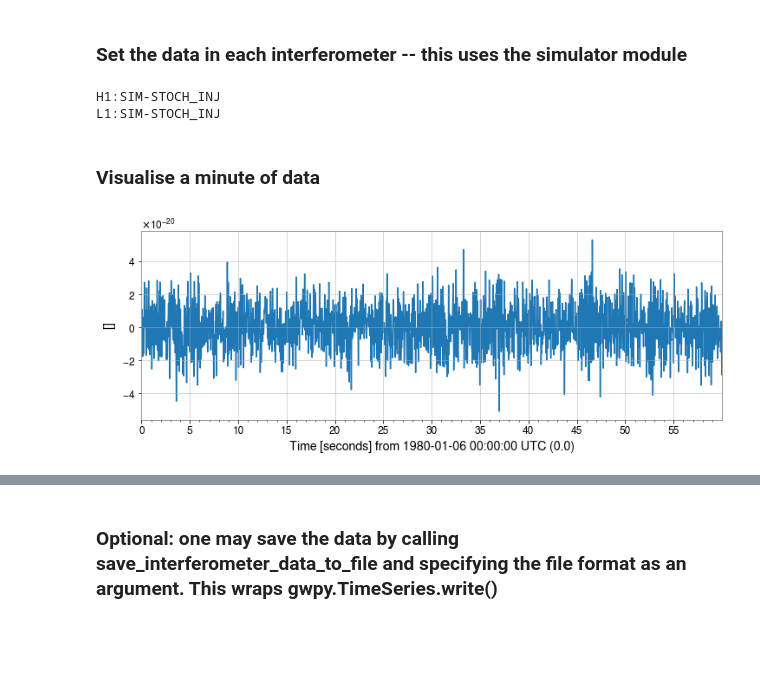
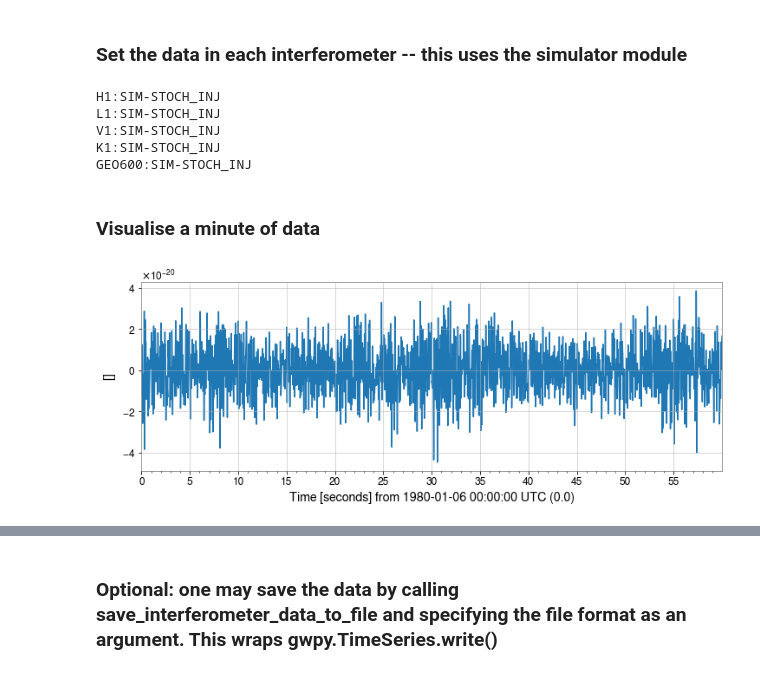
Before and after one commit to a-renzini/pygwb, a Jupyter notebook: tutorials/generate_stochastic_background_in_network.ipynb, the cells around one changed output, grey strips where cells are left out. Drawn from its saved outputs; the diff is of its cells as text; code cells hidden in the pictures; blank space fills up the shorter version.

```diff
--- a/tutorials/generate_stochastic_background_in_network.ipynb
+++ b/tutorials/generate_stochastic_background_in_network.ipynb
@@ -69,8 +69,11 @@ Intensity_GW_inject = IntensityGW(frequencies_x, omegaRef = omegaRef, alpha1 = a
 # %%
 H1 = Interferometer.get_empty_interferometer("H1")
 L1 = Interferometer.get_empty_interferometer("L1")
+V1 = Interferometer.get_empty_interferometer("V1")
+K = Interferometer.get_empty_interferometer("K1")
+G = Interferometer.get_empty_interferometer("GEO600")
 
-ifo_list = [H1, L1]
+ifo_list = [H1, L1, V1, K, G]
 # %%
 for ifo in ifo_list:
     ifo.duration = duration
@@ -79,22 +82,25 @@ for ifo in ifo_list:
 # %% [markdown]
 ### Initialise a network with the interferometer list
 # %%
-net_HL = Network('HL', ifo_list)
+net_HLV = Network('HLV', ifo_list)
 # %% [markdown]
 ### Set the data in each interferometer -- this uses the simulator module
 # %%
-net_HL.set_interferometer_data_from_simulator(Intensity_GW_inject, N_segments=N_segs, sampling_frequency=sampling_frequency)
+net_HLV.set_interferometer_data_from_simulator(Intensity_GW_inject, N_segments=N_segs,  sampling_frequency=sampling_frequency)
 # %% [output]
 H1:SIM-STOCH_INJ
 L1:SIM-STOCH_INJ
+V1:SIM-STOCH_INJ
+K1:SIM-STOCH_INJ
+GEO600:SIM-STOCH_INJ
 # %% [markdown]
 ### Visualise a minute of data
 # %%
-crop_start_time = net_HL.interferometers[0].strain_data.start_time
+crop_start_time = net_HLV.interferometers[0].strain_data.start_time
 crop_duration   = 60
 
 # Note: we need to grab the TimeSeries from the bilby interferometer, which requires converting it to a TimeSeries
-data_H_1min = net_HL.interferometers[0].strain_data.to_gwpy_timeseries().crop(start = crop_start_time, end = crop_start_time + crop_duration)
+data_H_1min = net_HLV.interferometers[0].strain_data.to_gwpy_timeseries().crop(start = crop_start_time, end = crop_start_time + crop_duration)
 data_H_1min.plot()
 # %% [output]
-[figure, old version]
+[figure, new version]
```
Also changed, not shown: parts of 2 cells of this notebook, 1 other file.
